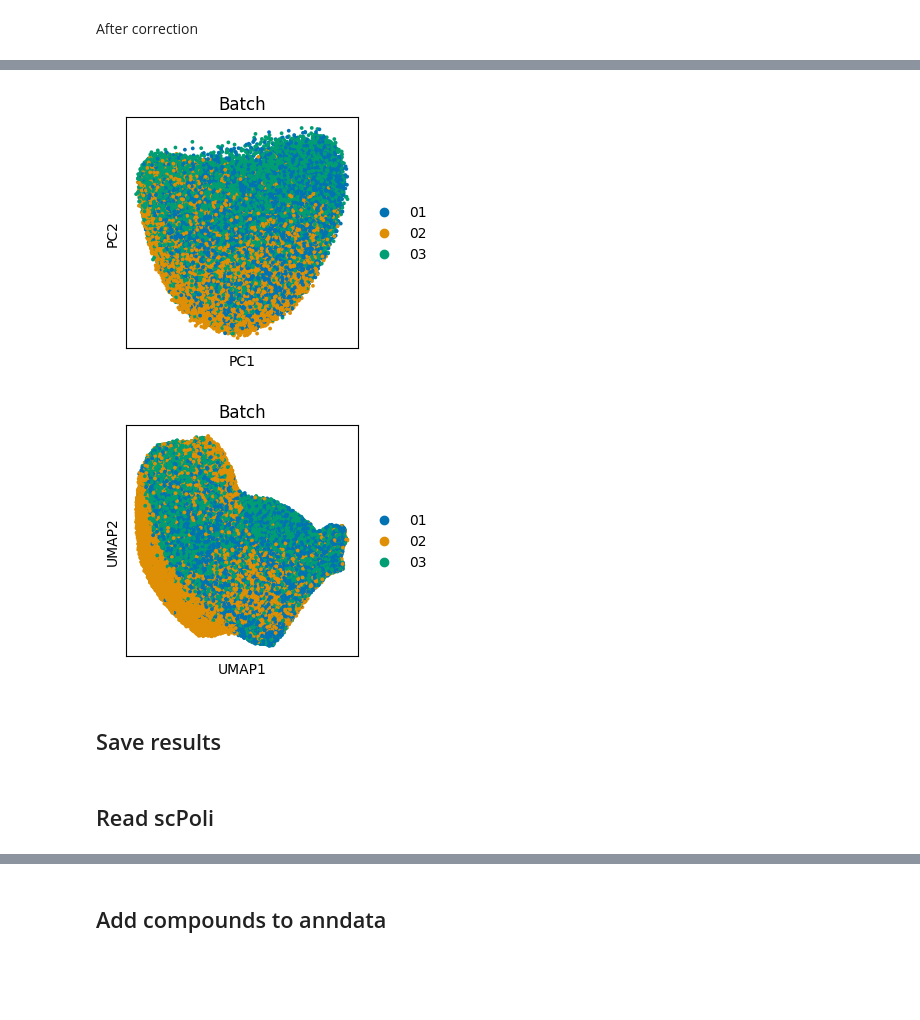
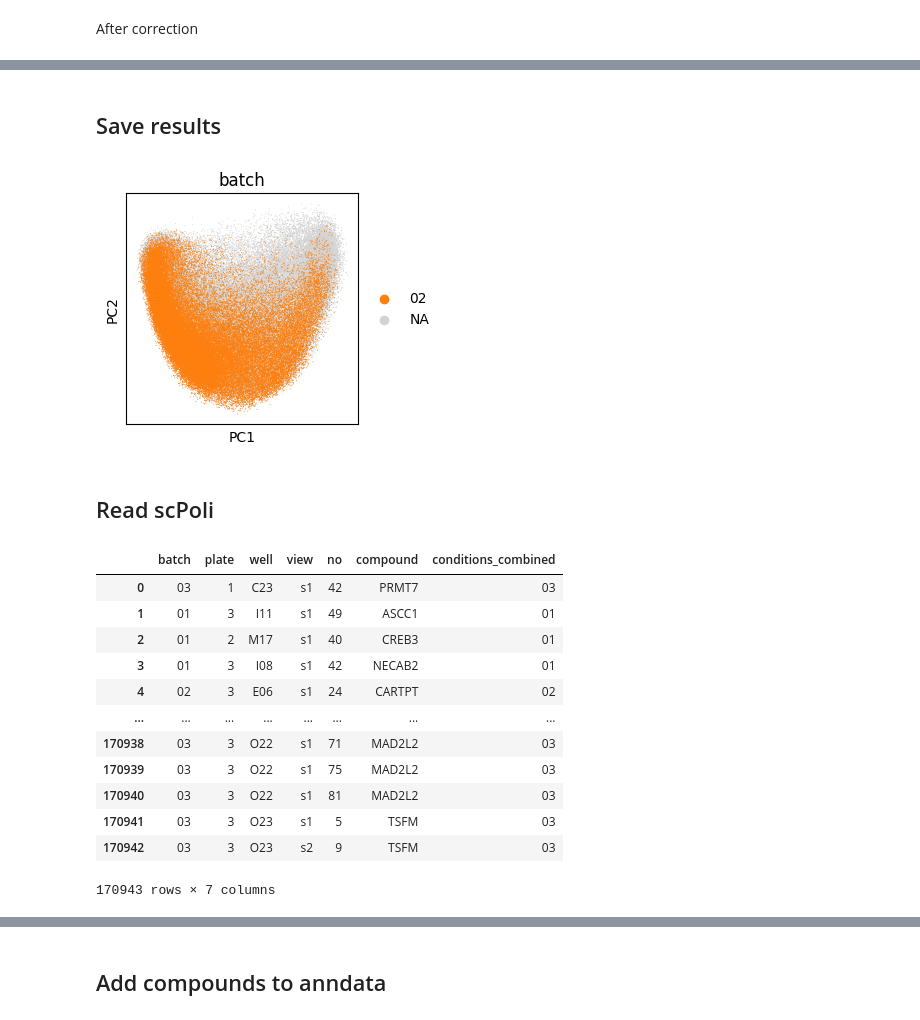
Before and after one commit to theislab/IMPA, a Jupyter notebook: notebooks/cpg0000/dino_featurization_rxrx1.ipynb, the cells around one changed output, grey strips where cells are left out. Drawn from its saved outputs; the diff is of its cells as text; code cells hidden in the pictures; blank space fills up the shorter version.

```diff
--- a/notebooks/cpg0000/dino_featurization_rxrx1.ipynb
+++ b/notebooks/cpg0000/dino_featurization_rxrx1.ipynb
@@ -339,10 +275,7 @@ sc.tl.pca(adata_after_transf)
 sc.pp.neighbors(adata_after_transf)
 sc.tl.umap(adata_after_transf)
 # %%
-pca_umap_plot_with_preprocessing(adata_after_transf, "Batch", "batch")
+# pca_umap_plot_with_preprocessing(adata_after_transf, "Batch", "batch")
-# %% [output]
-[figure, removed]
-[figure, removed]
 # %% [markdown]
 ## Save results
 # %%
@@ -351,6 +284,10 @@ feature_dest_folder = Path("/home/icb/alessandro.palma/environment/IMPA/IMPA/pro
 adata_after_transf = sc.read_h5ad(feature_dest_folder / "rxrx1_adata_after_transf.h5ad")
 # %%
 adata_before_transf = sc.read_h5ad(feature_dest_folder / "rxrx1_adata_before_transf.h5ad")
+# %%
+sc.pl.pca(adata_after_transf, color="batch", groups="02", size=2)
+# %% [output]
+[figure, added]
 # %%
 # adata_before_transf.write_h5ad(feature_dest_folder / "rxrx1_adata_before_transf.h5ad")
 # %%
@@ -359,4 +296,20 @@ adata_before_transf = sc.read_h5ad(feature_dest_folder / "rxrx1_adata_before_tra
 ## Read scPoli
 # %%
 adata_scpoli = sc.read_h5ad(feature_dest_folder / "rxrx1_adata_scpoli.h5ad")
+# %%
+adata_scpoli.obs
+# %% [output]
+|  | batch | plate | well | view | no | compound | conditions_combined |
+| 0 | 03 | 1 | C23 | s1 | 42 | PRMT7 | 03 |
+| 1 | 01 | 3 | I11 | s1 | 49 | ASCC1 | 01 |
+| 2 | 01 | 2 | M17 | s1 | 40 | CREB3 | 01 |
+| 3 | 01 | 3 | I08 | s1 | 42 | NECAB2 | 01 |
+| 4 | 02 | 3 | E06 | s1 | 24 | CARTPT | 02 |
+| ... | ... | ... | ... | ... | ... | ... | ... |
+| 170938 | 03 | 3 | O22 | s1 | 71 | MAD2L2 | 03 |
+| 170939 | 03 | 3 | O22 | s1 | 75 | MAD2L2 | 03 |
+| 170940 | 03 | 3 | O22 | s1 | 81 | MAD2L2 | 03 |
+| 170941 | 03 | 3 | O23 | s1 | 5 | TSFM | 03 |
+| 170942 | 03 | 3 | O23 | s2 | 9 | TSFM | 03 |
+170943 rows × 7 columns
 # %%
```
Also changed, not shown: parts of 25 cells of this notebook, 14 other files.
